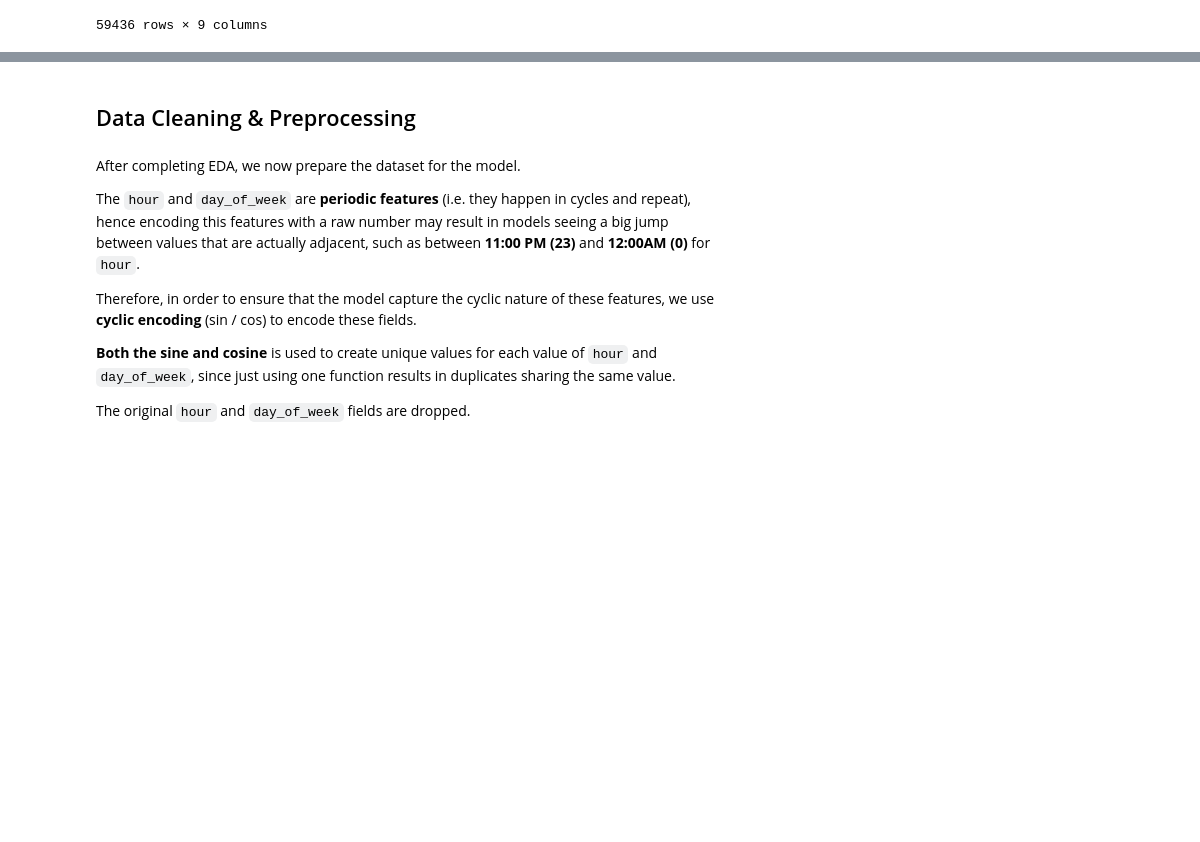
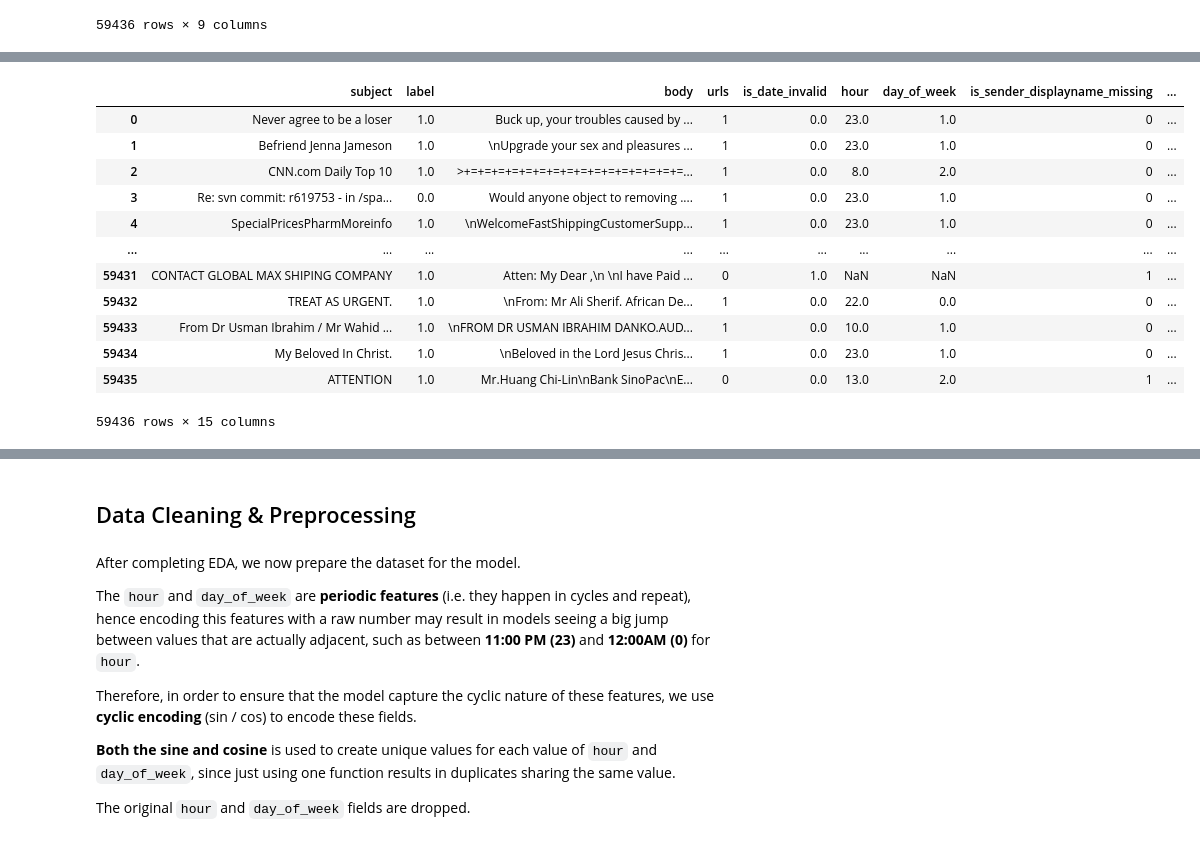
Before and after one commit to ProximaPrism/phishing-detection-with-bert-preprocessing, a Jupyter notebook: model.ipynb, the cells around one changed output, grey strips where cells are left out. Drawn from its saved outputs; the diff is of its cells as text; code cells hidden in the pictures; blank space fills up the shorter version.

```diff
--- a/model.ipynb
+++ b/model.ipynb
@@ -331,0 +347,50 @@ df
+# %%
+def parse_sender_receiver(raw):
+    name, email = parseaddr(raw)
+    name = name.strip().replace('\\"', '"').strip('"').strip()
+    email = email.lower().strip()
+    return name, email
+
+def extract_email_components(email):
+    if '@' not in email:
+        return "", ""
+    username, domain = email.split('@', 1)
+    return username, domain
+
+df[["sender_displayname", "sender_email"]] = df['sender'].apply(parse_sender_receiver).apply(pd.Series)
+df[["receiver_displayname", "receiver_email"]] = df["receiver"].apply(parse_sender_receiver).apply(pd.Series)
+
+df[["sender_username", "sender_domain"]] = df["sender_email"].apply(extract_email_components).apply(pd.Series)
+df[["receiver_username", "receiver_domain"]] = df["receiver_email"].apply(extract_email_components).apply(pd.Series)
+
+df["is_sender_displayname_missing"] = (df["sender_displayname"] == "").astype(int)
+df["is_sender_email_missing"] = (df["sender_email"].str.contains("@", na=False) == False).astype(int)
+
+df["sender_email_digit_count"] = df["sender_email"].str.count(r"\d")
+df["sender_email_has_hyphens"] = df["sender_email"].str.contains("-").astype(int)
+
+df['sender_username_length'] = df['sender_username'].str.len()
+df['receiver_username_length'] = df['receiver_username'].str.len()
+
+df['sender_domain_length'] = df['sender_domain'].str.len()
+df['receiver_domain_length'] = df['receiver_domain'].str.len()
+
+# drop the sender and receiver column, as well as the other temporary features
+df = df.drop(['sender', 'sender_displayname', 'sender_email', 'sender_username', 'sender_domain'], axis=1)
+df = df.drop(['receiver', 'receiver_displayname', 'receiver_email', 'receiver_username', 'receiver_domain'], axis=1)
+
+df
+# %% [output]
+|  | subject | label | body | urls | is_date_invalid | hour | day_of_week | is_sender_displayname_missing | ... |
+| 0 | Never agree to be a loser | 1.0 | Buck up, your troubles caused by ... | 1 | 0.0 | 23.0 | 1.0 | 0 | ... |
+| 1 | Befriend Jenna Jameson | 1.0 | \nUpgrade your sex and pleasures ... | 1 | 0.0 | 23.0 | 1.0 | 0 | ... |
+| 2 | CNN.com Daily Top 10 | 1.0 | >+=+=+=+=+=+=+=+=+=+=+=+=+=+=+=+=... | 1 | 0.0 | 8.0 | 2.0 | 0 | ... |
+| 3 | Re: svn commit: r619753 - in /spa... | 0.0 | Would anyone object to removing .... | 1 | 0.0 | 23.0 | 1.0 | 0 | ... |
+| 4 | SpecialPricesPharmMoreinfo | 1.0 | \nWelcomeFastShippingCustomerSupp... | 1 | 0.0 | 23.0 | 1.0 | 0 | ... |
+| ... | ... | ... | ... | ... | ... | ... | ... | ... | ... |
+| 59431 | CONTACT GLOBAL MAX SHIPING COMPANY | 1.0 | Atten: My Dear ,\n \nI have Paid ... | 0 | 1.0 | NaN | NaN | 1 | ... |
+| 59432 | TREAT AS URGENT. | 1.0 | \nFrom: Mr Ali Sherif. African De... | 1 | 0.0 | 22.0 | 0.0 | 0 | ... |
+| 59433 | From Dr Usman Ibrahim / Mr Wahid ... | 1.0 | \nFROM DR USMAN IBRAHIM DANKO.AUD... | 1 | 0.0 | 10.0 | 1.0 | 0 | ... |
+| 59434 | My Beloved In Christ. | 1.0 | \nBeloved in the Lord Jesus Chris... | 1 | 0.0 | 23.0 | 1.0 | 0 | ... |
+| 59435 | ATTENTION | 1.0 | Mr.Huang Chi-Lin\nBank SinoPac\nE... | 0 | 0.0 | 13.0 | 2.0 | 1 | ... |
+59436 rows × 15 columns
```
Also changed, not shown: parts of 33 cells of this notebook, 6 other files.
